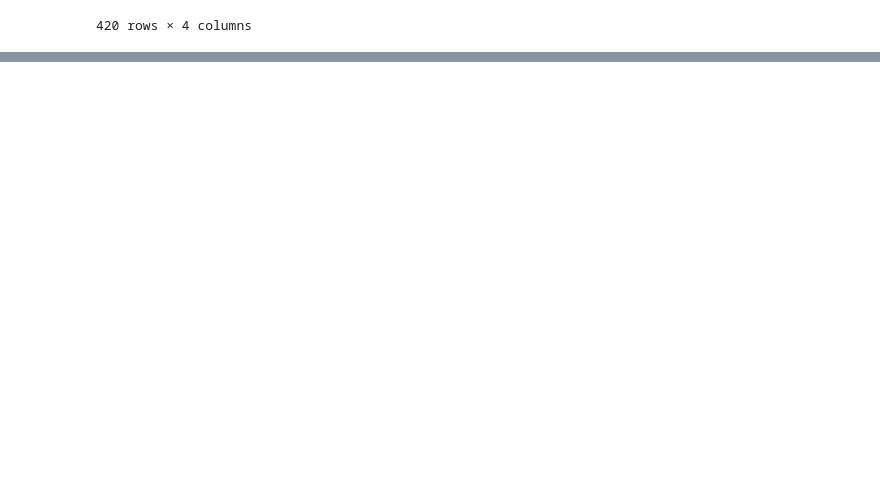
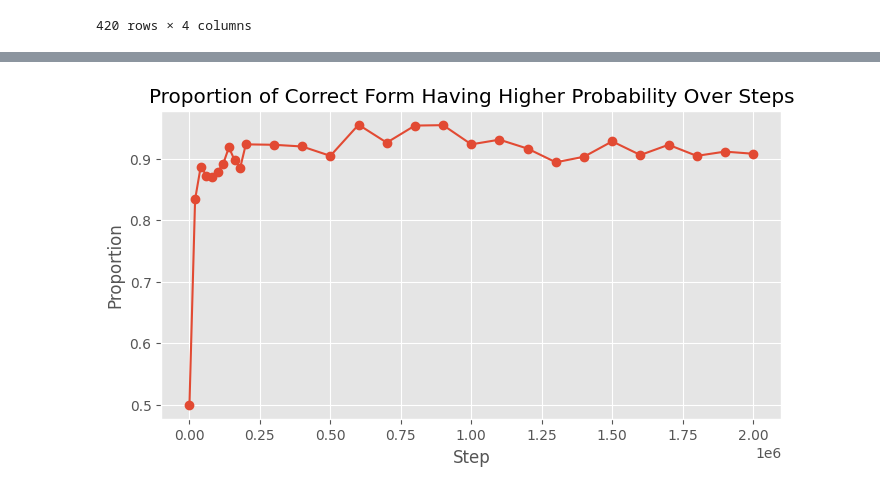
Before and after one commit to NazaninShafiabadi/word-acquisition-language-models, a Jupyter notebook: syntax_acquisition.ipynb, the cells around one changed output, grey strips where cells are left out. Saved outputs shown, nothing was run; the diff lists cells and outputs as text; code cells hidden in the pictures; blank space fills up the shorter version.

```diff
--- a/syntax_acquisition.ipynb
+++ b/syntax_acquisition.ipynb
@@ -318,0 +382,3 @@ sent_comp
+# %%
+sent_comp_results = pd.read_csv('results/sent_comp_results.csv', sep='\t')
+sent_comp_results
@@ -318,0 +399,4 @@ sent_comp
+# %%
+plot_proportion_correct(sent_comp_results)
+# %% [output]
+[figure, added]
```
Also changed, not shown: parts of 19 cells of this notebook, 3 other files.
